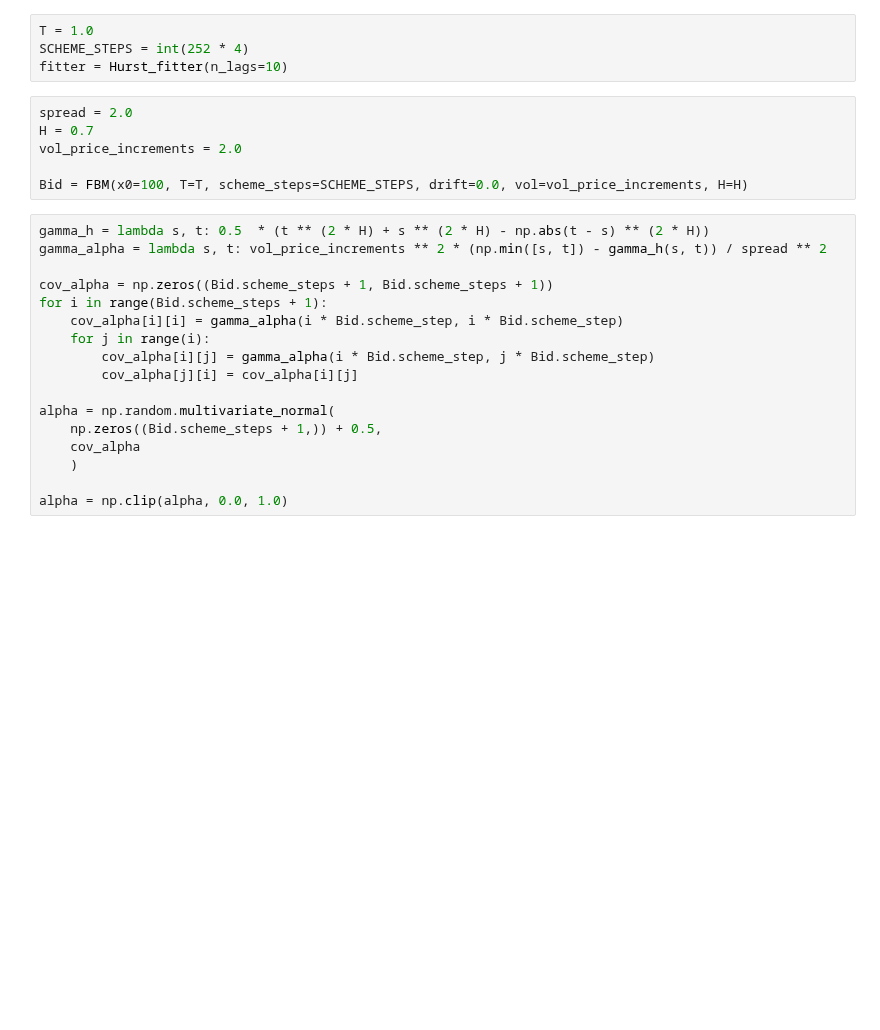
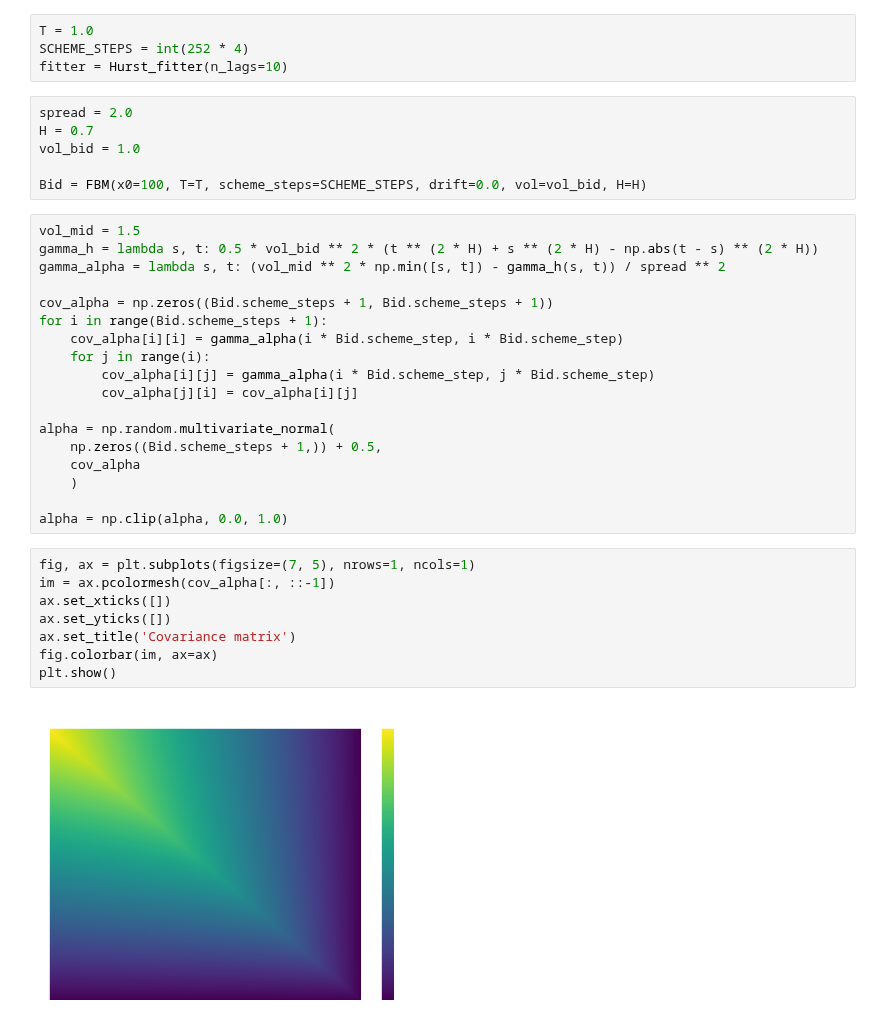
Before and after one commit to sauxpa/Quant, a Jupyter notebook: brownian_implied_mid/brownian_implied_mid.ipynb, the cells around one changed output. Drawn from its saved outputs; the diff is of its cells as text; blank space fills up the shorter version.

```diff
--- a/brownian_implied_mid/brownian_implied_mid.ipynb
+++ b/brownian_implied_mid/brownian_implied_mid.ipynb
@@ -12,12 +12,13 @@ fitter = Hurst_fitter(n_lags=10)
 # %%
 spread = 2.0
 H = 0.7
-vol_price_increments = 2.0
+vol_bid = 1.0
 
-Bid = FBM(x0=100, T=T, scheme_steps=SCHEME_STEPS, drift=0.0, vol=vol_price_increments, H=H)
+Bid = FBM(x0=100, T=T, scheme_steps=SCHEME_STEPS, drift=0.0, vol=vol_bid, H=H)
 # %%
-gamma_h = lambda s, t: 0.5  * (t ** (2 * H) + s ** (2 * H) - np.abs(t - s) ** (2 * H))
-gamma_alpha = lambda s, t: vol_price_increments ** 2 * (np.min([s, t]) - gamma_h(s, t)) / spread ** 2
+vol_mid = 1.5
+gamma_h = lambda s, t: 0.5 * vol_bid ** 2 * (t ** (2 * H) + s ** (2 * H) - np.abs(t - s) ** (2 * H))
+gamma_alpha = lambda s, t: (vol_mid ** 2 * np.min([s, t]) - gamma_h(s, t)) / spread ** 2
 
 cov_alpha = np.zeros((Bid.scheme_steps + 1, Bid.scheme_steps + 1))
 for i in range(Bid.scheme_steps + 1):
@@ -32,6 +33,16 @@ alpha = np.random.multivariate_normal(
     )
 
 alpha = np.clip(alpha, 0.0, 1.0)
+# %%
+fig, ax = plt.subplots(figsize=(7, 5), nrows=1, ncols=1)
+im = ax.pcolormesh(cov_alpha[:, ::-1])
+ax.set_xticks([])
+ax.set_yticks([])
+ax.set_title('Covariance matrix')
+fig.colorbar(im, ax=ax)
+plt.show()
+# %% [output]
+[figure, added]
 # %%
 fig, ax = plt.subplots(figsize=(11, 5), nrows=1, ncols=1)
 df = Bid.simulate()
```
Also changed, not shown: parts of 1 cell of this notebook.
